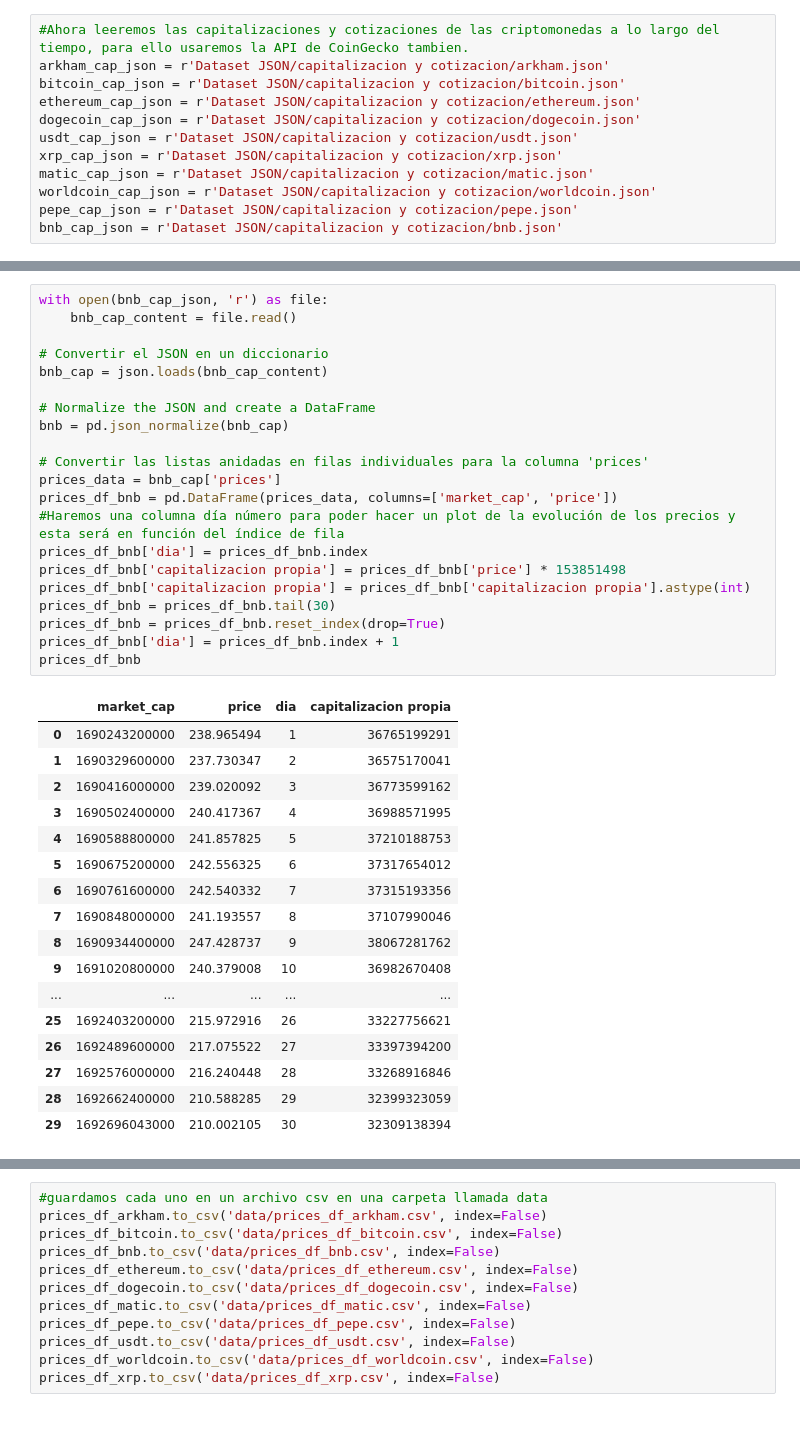
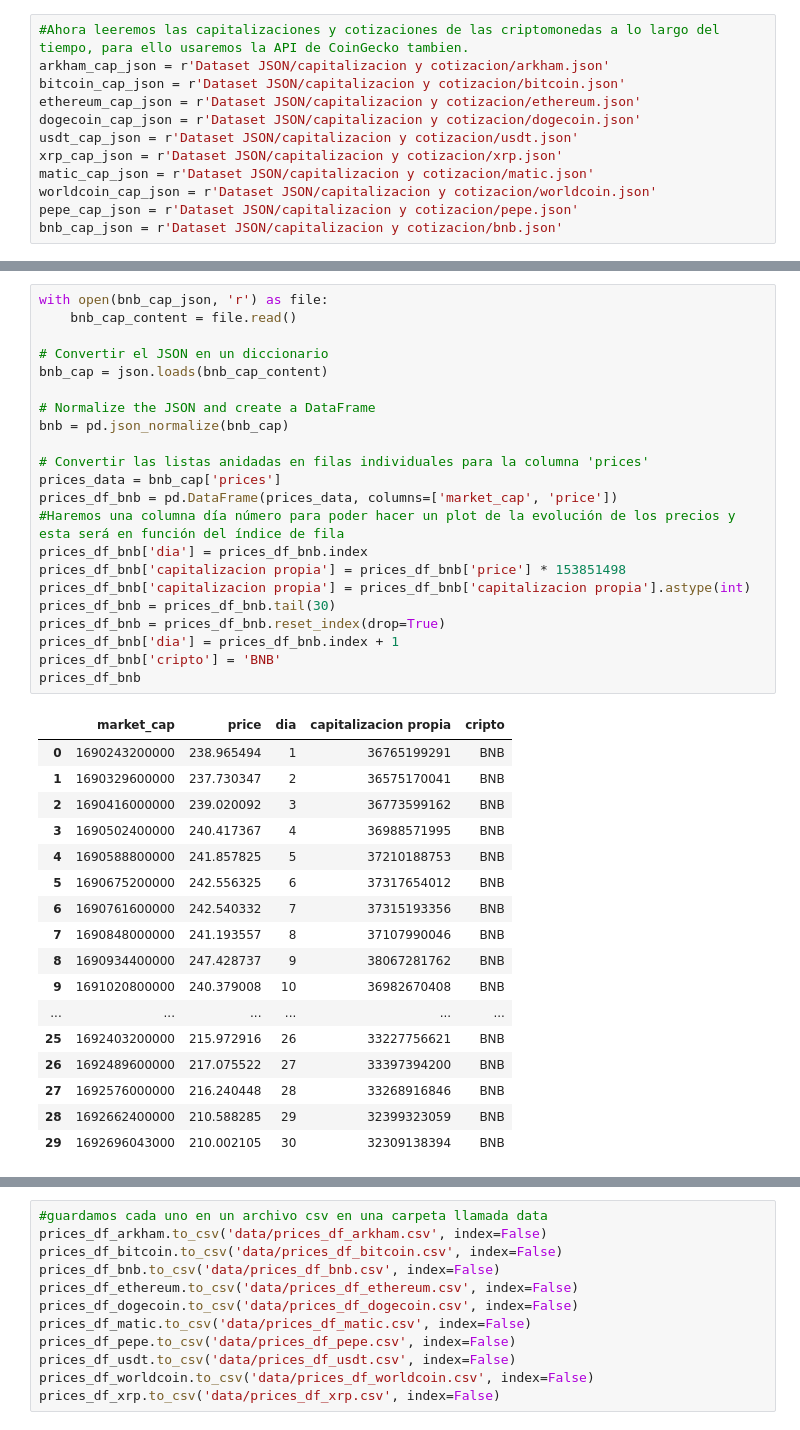
Before and after one commit to NahuVidales/CryptoDataAnalytics, a Jupyter notebook: ETL.ipynb, the cells around one changed output, grey strips where cells are left out. Cells and saved outputs as stored; diff of their text form.

```diff
--- a/ETL.ipynb
+++ b/ETL.ipynb
@@ -525,42 +527,43 @@ prices_df_bitcoin
 # %%
 with open(bnb_cap_json, 'r') as file:
     bnb_cap_content = file.read()
 
 # Convertir el JSON en un diccionario
 bnb_cap = json.loads(bnb_cap_content)
 
 # Normalize the JSON and create a DataFrame
 bnb = pd.json_normalize(bnb_cap)
 
 # Convertir las listas anidadas en filas individuales para la columna 'prices'
 prices_data = bnb_cap['prices']
 prices_df_bnb = pd.DataFrame(prices_data, columns=['market_cap', 'price'])
 #Haremos una columna día número para poder hacer un plot de la evolución de los precios y esta será en función del índice de fila
 prices_df_bnb['dia'] = prices_df_bnb.index
 prices_df_bnb['capitalizacion propia'] = prices_df_bnb['price'] * 153851498
 prices_df_bnb['capitalizacion propia'] = prices_df_bnb['capitalizacion propia'].astype(int)
 prices_df_bnb = prices_df_bnb.tail(30)
 prices_df_bnb = prices_df_bnb.reset_index(drop=True)
 prices_df_bnb['dia'] = prices_df_bnb.index + 1
+prices_df_bnb['cripto'] = 'BNB'
 prices_df_bnb
 # %% [output]
-|  | market_cap | price | dia | capitalizacion propia |
-| 0 | 1690243200000 | 238.965494 | 1 | 36765199291 |
-| 1 | 1690329600000 | 237.730347 | 2 | 36575170041 |
-| 2 | 1690416000000 | 239.020092 | 3 | 36773599162 |
-| 3 | 1690502400000 | 240.417367 | 4 | 36988571995 |
-| 4 | 1690588800000 | 241.857825 | 5 | 37210188753 |
-| 5 | 1690675200000 | 242.556325 | 6 | 37317654012 |
-| 6 | 1690761600000 | 242.540332 | 7 | 37315193356 |
-| 7 | 1690848000000 | 241.193557 | 8 | 37107990046 |
-| 8 | 1690934400000 | 247.428737 | 9 | 38067281762 |
-| 9 | 1691020800000 | 240.379008 | 10 | 36982670408 |
-| ... | ... | ... | ... | ... |
-| 25 | 1692403200000 | 215.972916 | 26 | 33227756621 |
-| 26 | 1692489600000 | 217.075522 | 27 | 33397394200 |
-| 27 | 1692576000000 | 216.240448 | 28 | 33268916846 |
-| 28 | 1692662400000 | 210.588285 | 29 | 32399323059 |
-| 29 | 1692696043000 | 210.002105 | 30 | 32309138394 |
+|  | market_cap | price | dia | capitalizacion propia | cripto |
+| 0 | 1690243200000 | 238.965494 | 1 | 36765199291 | BNB |
+| 1 | 1690329600000 | 237.730347 | 2 | 36575170041 | BNB |
+| 2 | 1690416000000 | 239.020092 | 3 | 36773599162 | BNB |
+| 3 | 1690502400000 | 240.417367 | 4 | 36988571995 | BNB |
+| 4 | 1690588800000 | 241.857825 | 5 | 37210188753 | BNB |
+| 5 | 1690675200000 | 242.556325 | 6 | 37317654012 | BNB |
+| 6 | 1690761600000 | 242.540332 | 7 | 37315193356 | BNB |
+| 7 | 1690848000000 | 241.193557 | 8 | 37107990046 | BNB |
+| 8 | 1690934400000 | 247.428737 | 9 | 38067281762 | BNB |
+| 9 | 1691020800000 | 240.379008 | 10 | 36982670408 | BNB |
+| ... | ... | ... | ... | ... | ... |
+| 25 | 1692403200000 | 215.972916 | 26 | 33227756621 | BNB |
+| 26 | 1692489600000 | 217.075522 | 27 | 33397394200 | BNB |
+| 27 | 1692576000000 | 216.240448 | 28 | 33268916846 | BNB |
+| 28 | 1692662400000 | 210.588285 | 29 | 32399323059 | BNB |
+| 29 | 1692696043000 | 210.002105 | 30 | 32309138394 | BNB |
 # %%
 with open(dogecoin_cap_json, 'r') as file:
     dogecoin_cap_content = file.read()
```
Also changed, not shown: parts of 11 cells of this notebook, 11 other files.
